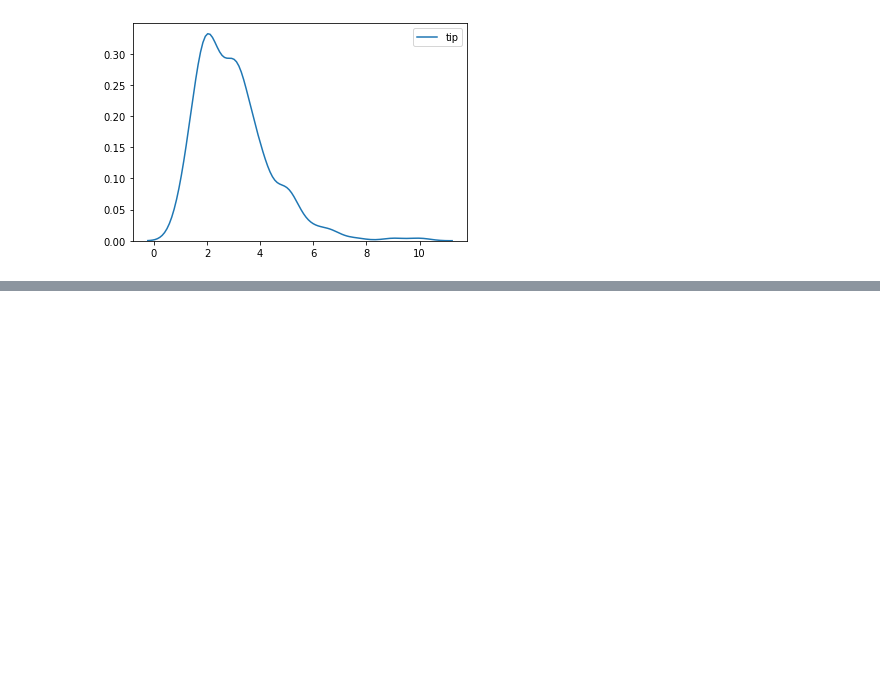
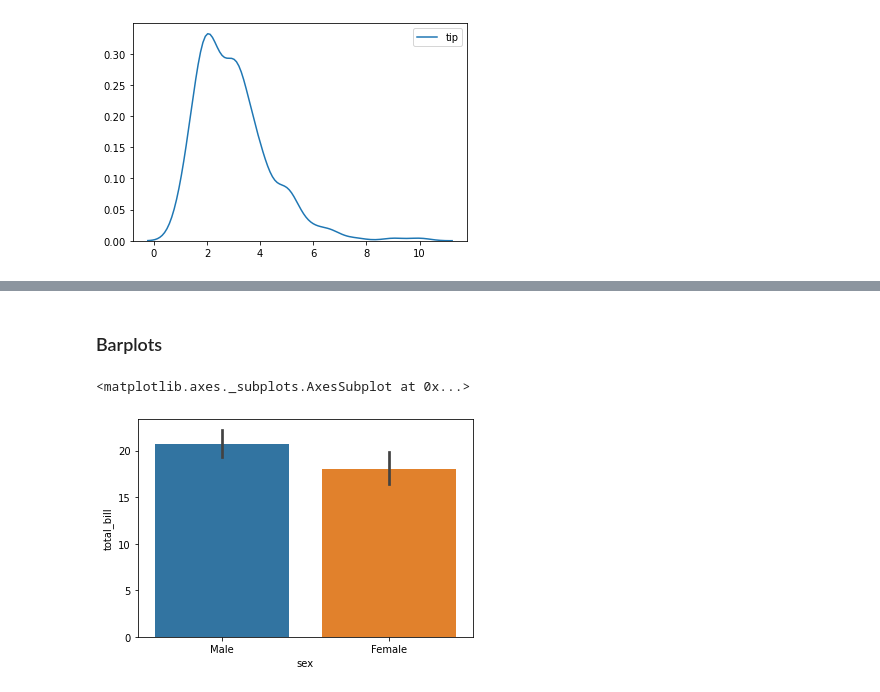
Before and after one commit to kamelCased/learningDataScience, a Jupyter notebook: Seaborn.ipynb, the cells around one changed output, grey strips where cells are left out. Cells and saved outputs as stored; diff of their text form; code cells hidden in the pictures; blank space fills up the shorter version.

Commit message:
Worked on seaborn notebook until cat plots

```diff
--- a/Seaborn.ipynb
+++ b/Seaborn.ipynb
@@ -161,0 +164,5 @@ sns.kdeplot(tips['tip'])
+# %%
+import seaborn as sns
+%matplotlib inline
+tips = sns.load_dataset('tips')
+tips.head()
@@ -161,0 +176,8 @@ sns.kdeplot(tips['tip'])
+# %% [markdown]
+### Barplots
+# %%
+# Create a bar plot with a categorical variable on the x axis and numeric on the y axis
+sns.barplot(x='sex',y='total_bill',data=tips) # Get the average  total bill for each sex
+# %% [output]
+<matplotlib.axes._subplots.AxesSubplot at 0x...>
+[figure, added]
```
Also changed, not shown: parts of 31 cells of this notebook.
